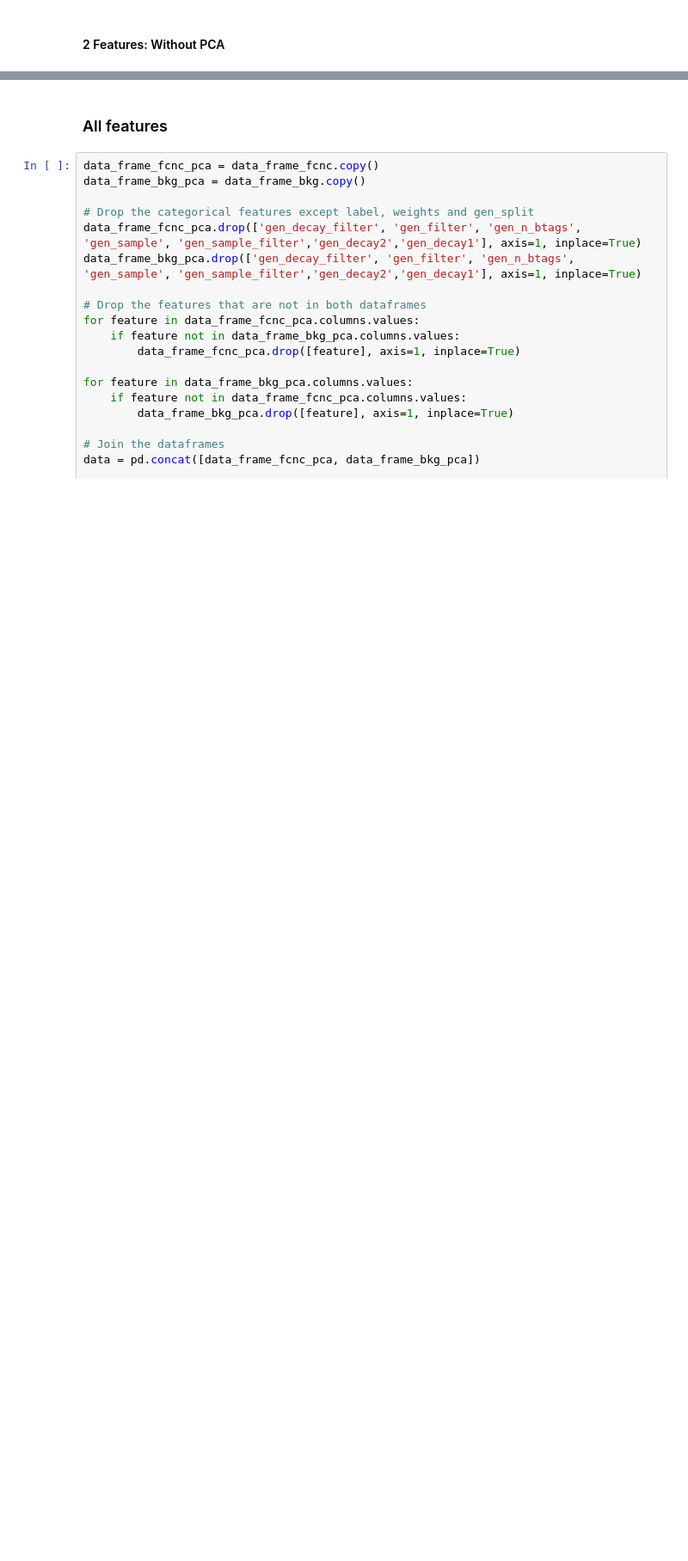
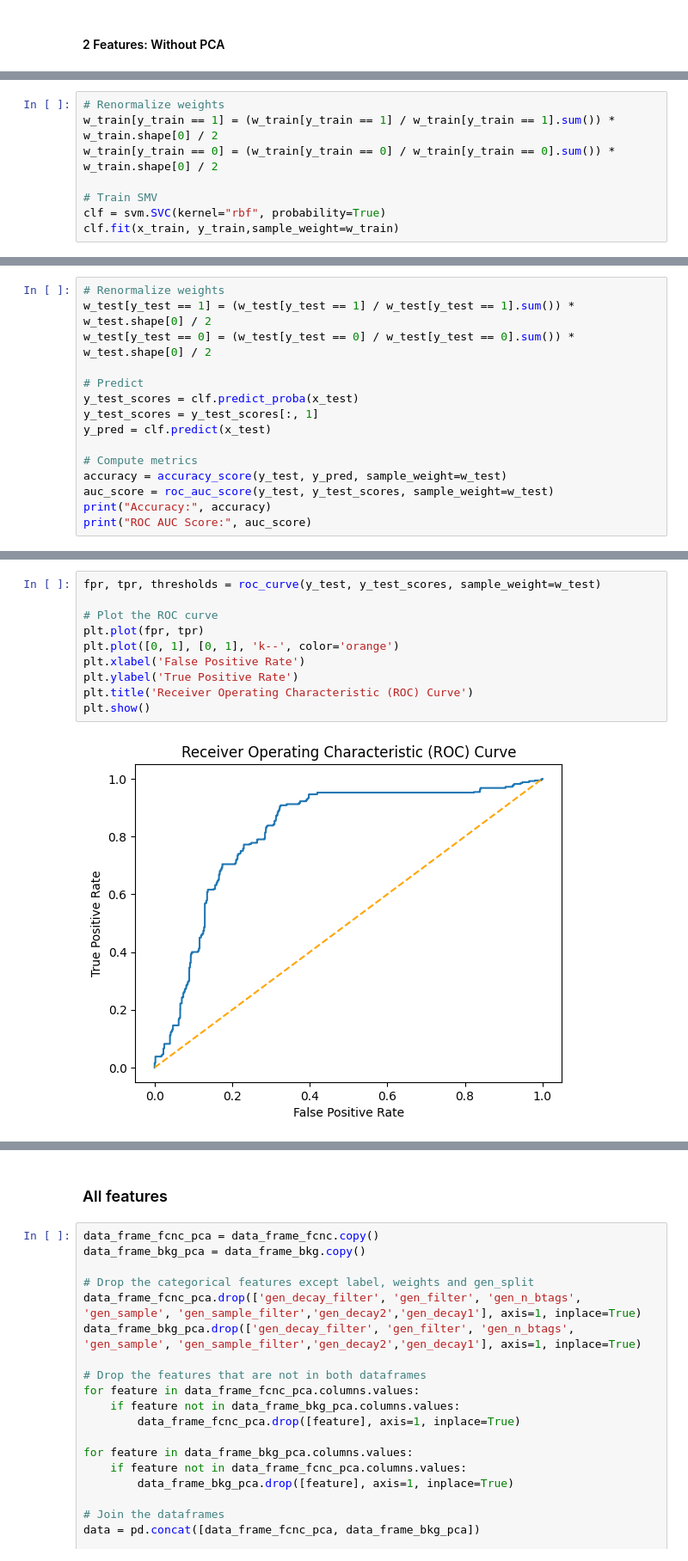
Before and after one commit to BrunaMSalgado/LIP_QML_2023, a Jupyter notebook: Bruna/tarefa_pca.ipynb, the cells around one changed output, grey strips where cells are left out. Shown at 86% size. Saved outputs shown, nothing was run; the diff lists cells and outputs as text; blank space fills up the shorter version.

```diff
--- a/Bruna/tarefa_pca.ipynb
+++ b/Bruna/tarefa_pca.ipynb
@@ -511,0 +600,8 @@ plt.show()
+# %%
+# Renormalize weights
+w_train[y_train == 1] = (w_train[y_train == 1] / w_train[y_train == 1].sum()) * w_train.shape[0] / 2
+w_train[y_train == 0] = (w_train[y_train == 0] / w_train[y_train == 0].sum()) * w_train.shape[0] / 2
+
+# Train SMV
+clf = svm.SVC(kernel="rbf", probability=True)
+clf.fit(x_train, y_train,sample_weight=w_train)
@@ -511,0 +633,15 @@ plt.show()
+# %%
+# Renormalize weights
+w_test[y_test == 1] = (w_test[y_test == 1] / w_test[y_test == 1].sum()) * w_test.shape[0] / 2
+w_test[y_test == 0] = (w_test[y_test == 0] / w_test[y_test == 0].sum()) * w_test.shape[0] / 2
+
+# Predict
+y_test_scores = clf.predict_proba(x_test)
+y_test_scores = y_test_scores[:, 1]
+y_pred = clf.predict(x_test)
+
+# Compute metrics
+accuracy = accuracy_score(y_test, y_pred, sample_weight=w_test)
+auc_score = roc_auc_score(y_test, y_test_scores, sample_weight=w_test)
+print("Accuracy:", accuracy)
+print("ROC AUC Score:", auc_score)
@@ -511,0 +651,12 @@ plt.show()
+# %%
+fpr, tpr, thresholds = roc_curve(y_test, y_test_scores, sample_weight=w_test)
+
+# Plot the ROC curve
+plt.plot(fpr, tpr)
+plt.plot([0, 1], [0, 1], 'k--', color='orange')
+plt.xlabel('False Positive Rate')
+plt.ylabel('True Positive Rate')
+plt.title('Receiver Operating Characteristic (ROC) Curve')
+plt.show()
+# %% [output]
+[figure, added]
```
Also changed, not shown: parts of 37 cells of this notebook, 3 other files.
